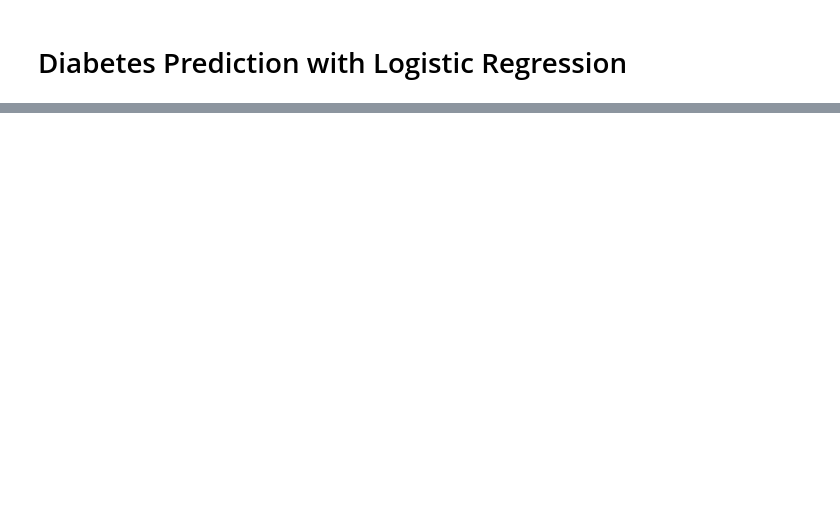
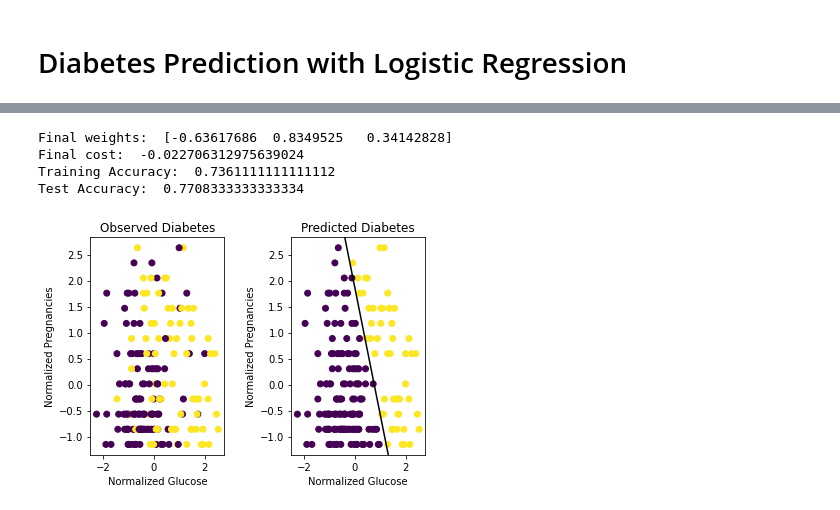
Before and after one commit to axgu/srp-lab-notebook, a Jupyter notebook: _build/jupyter_execute/prep/log_reg/diabetes-logreg.ipynb, the cells around one changed output, grey strips where cells are left out. Cells and saved outputs as stored; diff of their text form; code cells hidden in the pictures; blank space fills up the shorter version.

```diff
--- a/_build/jupyter_execute/prep/log_reg/diabetes-logreg.ipynb
+++ b/_build/jupyter_execute/prep/log_reg/diabetes-logreg.ipynb
@@ -71,0 +158,13 @@ plt.show()
+# %%
+# Glucose, Pregnancies
+cols = (1, 0)
+X_train, X_test, Y_train, Y_test = splitData(sr, cols, filename)
+W = descent(X_train, Y_train)
+print("Test Accuracy: ", accuracy(X_test, Y_test, W))
+scatterplot(X_test, Y_test, W, "Glucose", "Pregnancies")
+# %% [output]
+Final weights:  [-0.63617686  0.8349525   0.34142828]
+Final cost:  -0.022706312975639024
+Training Accuracy:  0.7361111111111112
+Test Accuracy:  0.7708333333333334
+[figure, added]
```
Also changed, not shown: parts of 14 cells of this notebook, 34 other files.
